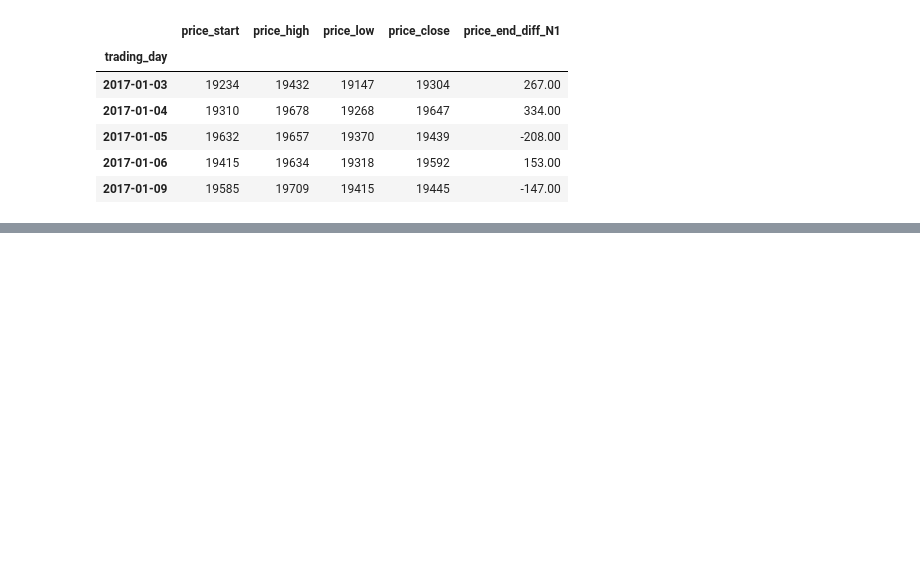
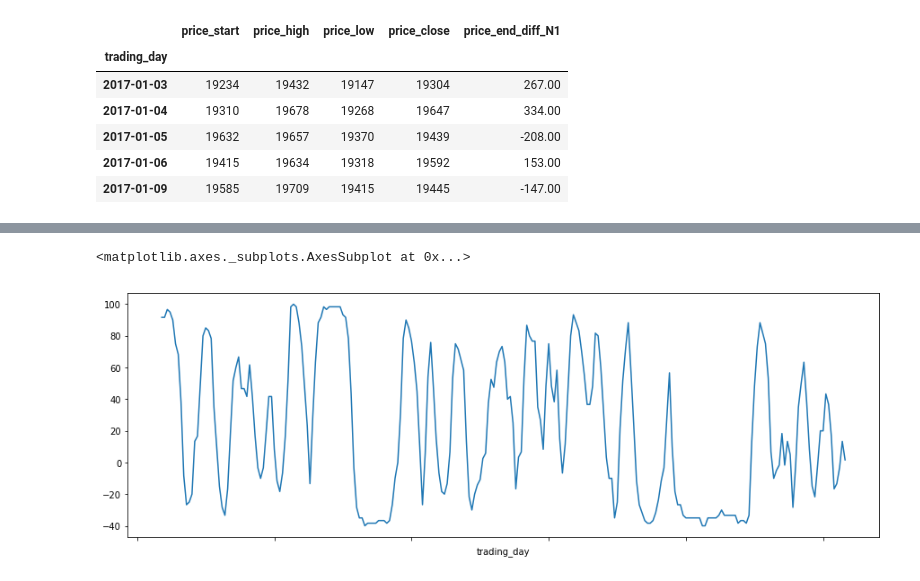
Before and after one commit to k501/N225predict, a Jupyter notebook: 02.data_survey/学習データ作成.ipynb, the cells around one changed output, grey strips where cells are left out. Saved outputs shown, nothing was run; the diff lists cells and outputs as text; code cells hidden in the pictures; blank space fills up the shorter version.

```diff
--- a/02.data_survey/学習データ作成.ipynb
+++ b/02.data_survey/学習データ作成.ipynb
@@ -59,0 +107,18 @@ dtype: object
+# %%
+RCI_period = 9
+RCI_list = []
+
+for i in range(len(data)):
+    if i- RCI_period + 1 >= 1 :
+        # i - RCI_period + 1行目からi+1行目の終値を使ってRCI（期間：RCI_period）
+        RCI_list.append( RCI( data[i - RCI_period + 1: i + 1 ].loc[:, 'price_close'],  RCI_period) )
+
+    else :
+        # 必要な期間の値がない場合はNANを代入
+        RCI_list.append(np.nan)
+
+data['RCI9'] = RCI_list
+data['RCI9'].plot(figsize=(15,5))
+# %% [output]
+<matplotlib.axes._subplots.AxesSubplot at 0x...>
+[figure, added]
```
Also changed, not shown: parts of 17 cells of this notebook, 2 other files.
